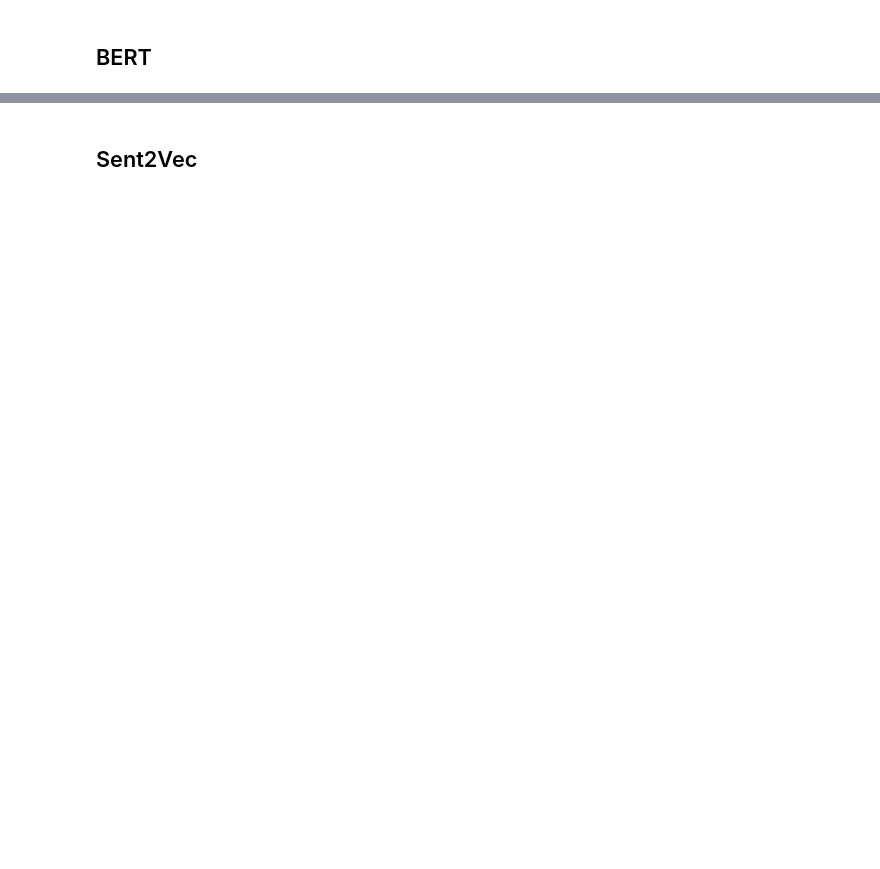
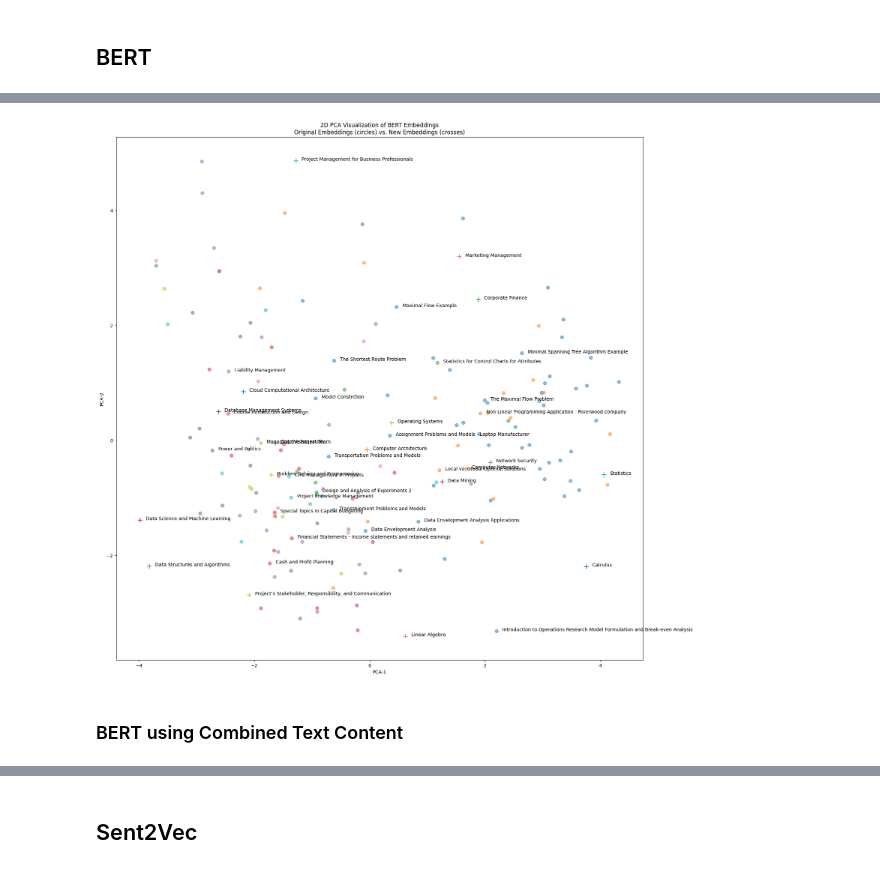
Before and after one commit to odu-emse/mms, a Jupyter notebook: embedders.ipynb, the cells around one changed output, grey strips where cells are left out. Cells and saved outputs as stored; diff of their text form; code cells hidden in the pictures; blank space fills up the shorter version.

```diff
--- a/embedders.ipynb
+++ b/embedders.ipynb
@@ -403,0 +463,40 @@ NameError: name 'X' is not defined
+# %%
+fig, ax = plt.subplots(figsize=(20, 20))
+
+ax.scatter(
+    data=bert_df_PCA,
+    x="x",
+    y="y",
+    s=50,
+    cmap="tab10",
+    alpha=0.5,
+    c="cluster",
+)
+
+ax.scatter(
+    data=bert_df_PCA_new, x="x", y="y", s=100, cmap="tab10", c="cluster", marker="+"
+)
+
+annot_array_bert = np.random.choice(bert_df_PCA.index, 25, replace=False)
+
+for i, txt in enumerate(bert_df_PCA_new.index):
+    ax.annotate(
+        bert_df_PCA_new["label"][i],
+        (bert_df_PCA_new["x"][i] + 0.1, bert_df_PCA_new["y"][i]),
+    )
+
+for r in annot_array_bert:
+    ax.annotate(
+        bert_df_PCA["label"][r], (bert_df_PCA["x"][r] + 0.1, bert_df_PCA["y"][r])
+    )
+
+plt.xlabel("PCA-1")
+plt.ylabel("PCA-2")
+plt.title(
+    "2D PCA Visualization of BERT Embeddings\nOriginal Embeddings (circles) vs. New Embeddings (crosses)"
+)
+plt.show()
+# %% [output]
+[figure, added]
+# %% [markdown]
+### BERT using Combined Text Content
```
Also changed, not shown: parts of 22 cells of this notebook.
